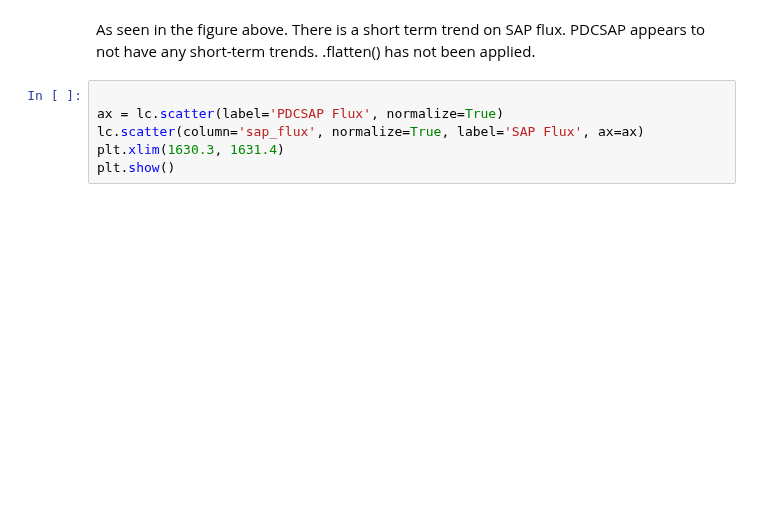
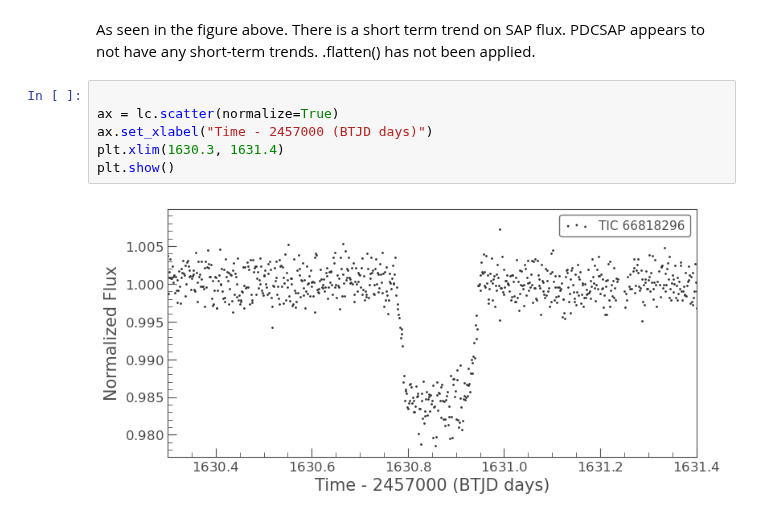
Before and after one commit to hrwakeford/MSci2022_TESS, a Jupyter notebook: WASP_17b/WASP_17b_flux_vs_flux_sap.ipynb, the cells around one changed output. Cells and saved outputs as stored; diff of their text form; blank space fills up the shorter version.

```diff
--- a/WASP_17b/WASP_17b_flux_vs_flux_sap.ipynb
+++ b/WASP_17b/WASP_17b_flux_vs_flux_sap.ipynb
@@ -94,10 +105,12 @@ plt.show()
 As seen in the figure above. There is a short term trend on SAP flux. PDCSAP appears to not have any short-term trends. .flatten() has not been applied.
 # %%
 
-ax = lc.scatter(label='PDCSAP Flux', normalize=True)
-lc.scatter(column='sap_flux', normalize=True, label='SAP Flux', ax=ax)
+ax = lc.scatter(normalize=True)
+ax.set_xlabel("Time - 2457000 (BTJD days)")
 plt.xlim(1630.3, 1631.4)
 plt.show()
+# %% [output]
+[figure, added]
 # %%
 residuals = np.subtract(lc.flux, lc.sap_flux)
 # print(residuals[0])
```
Also changed, not shown: parts of 4 cells of this notebook, 4 other files.
